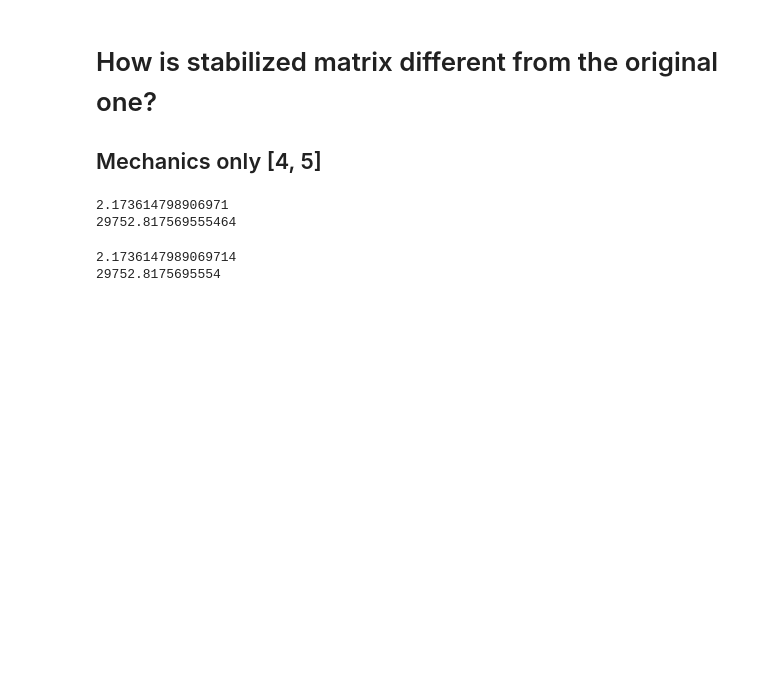
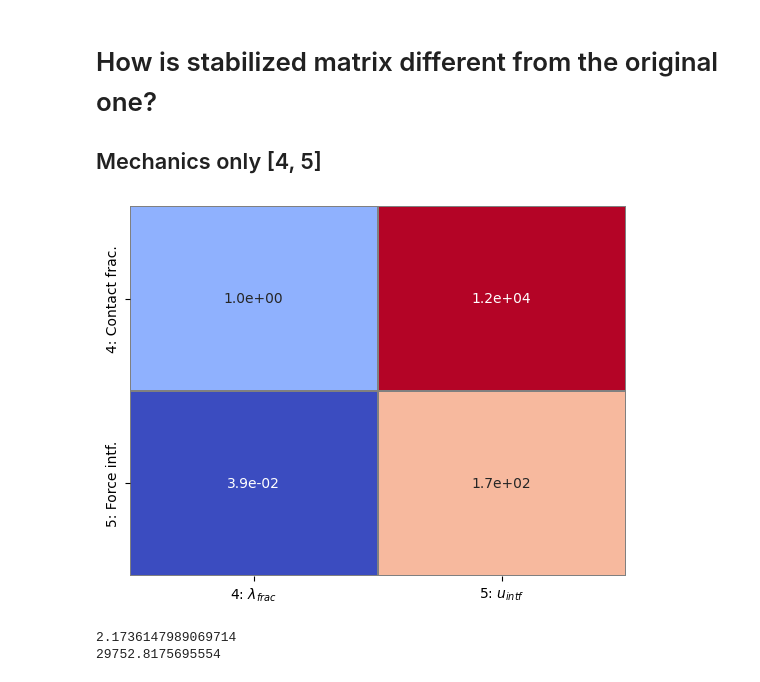
Before and after one commit to pmgbergen/FTHM-Solver, a Jupyter notebook: fpm/full_system_exact.ipynb, the cells around one changed output. Saved outputs shown, nothing was run; the diff lists cells and outputs as text; code cells hidden in the pictures; blank space fills up the shorter version.

```diff
--- a/fpm/full_system_exact.ipynb
+++ b/fpm/full_system_exact.ipynb
@@ -168,16 +168,18 @@ True residual decrease: 0.0003034820260538276
 # %%
 Jmech = J[[4,5]]
 
 Jmech_stab = Jmech.copy()
 J55_inv = inv_block_diag(Jmech_stab[[5]].mat, nd=model.nd)
 Jmech_stab[[4]] = Jmech_stab[[4]].mat - Jmech_stab[4, 5].mat @ J55_inv @ Jmech_stab[5, 4].mat
+
+# Jmech_stab[5, [4,5]] = 0
+# Jmech_stab[5, 5] = csr_ones(J[5, 5].shape[0])
+# Jmech_stab.mat.eliminate_zeros()
+
+# Jmech_stab[4, [4, 5]] = Jmech_stab[4, [4, 5]].mat * 0.5
+Jmech.plot_max()
+# %% [output]
+[figure, added]
-# %%
-Jmech_inv = inv(Jmech.mat)
-print(cond(Jmech_inv @ Jmech_stab.mat))
-print(cond(Jmech_stab.mat @ Jmech_inv))
-# %% [output]
-2.173614798906971
-29752.817569555464
 # %%
 Jmech_stab_inv = inv(Jmech_stab.mat)
 print(cond(Jmech_stab_inv @ Jmech.mat))
```
Also changed, not shown: parts of 41 cells of this notebook, 15 other files.
